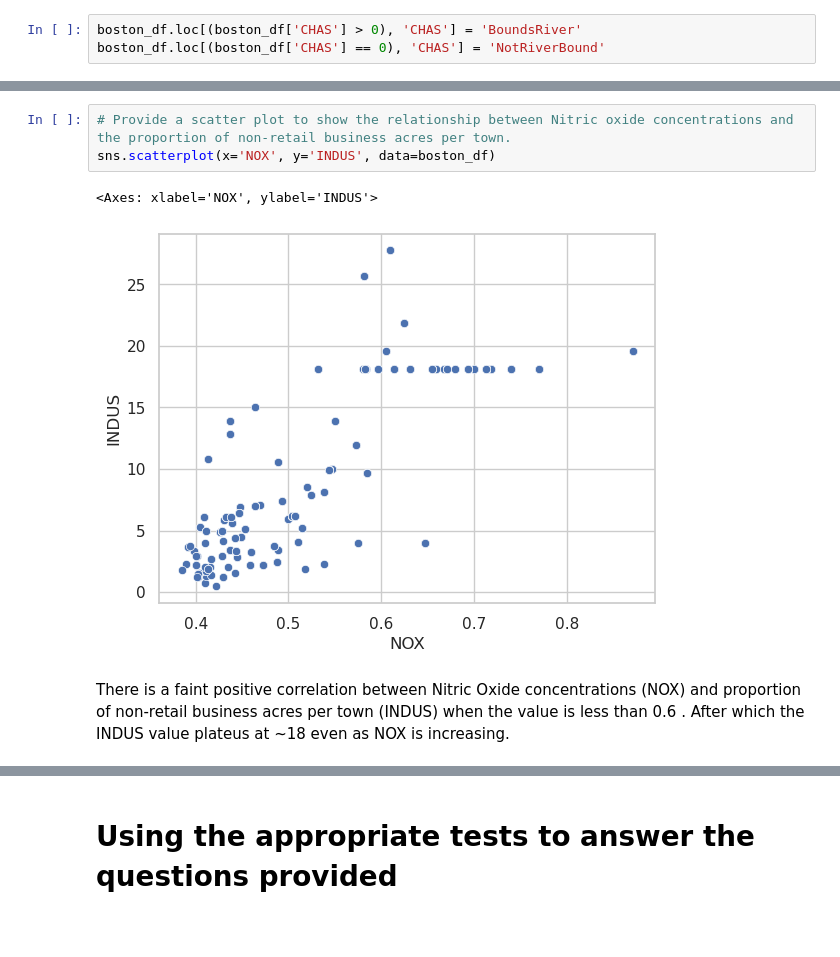
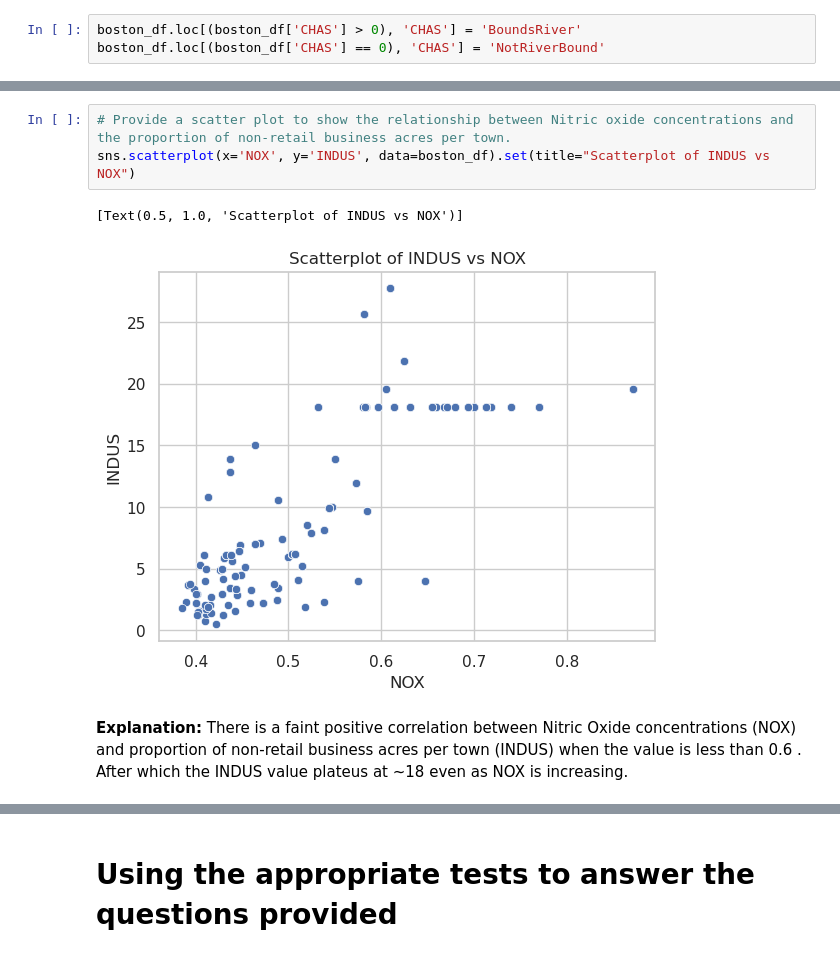
Before and after one commit to sampuran99/bostonHousingData, a Jupyter notebook: Project_Case_Boston_Housing_Data.ipynb, the cells around one changed output, grey strips where cells are left out. Drawn from its saved outputs; the diff is of its cells as text; blank space fills up the shorter version.

```diff
--- a/Project_Case_Boston_Housing_Data.ipynb
+++ b/Project_Case_Boston_Housing_Data.ipynb
@@ -144,11 +155,11 @@ sns.boxplot( x='AGE_GRP', y='MEDV', data=boston_df)
 # %%
 # Provide a scatter plot to show the relationship between Nitric oxide concentrations and the proportion of non-retail business acres per town.
-sns.scatterplot(x='NOX', y='INDUS', data=boston_df)
+sns.scatterplot(x='NOX', y='INDUS', data=boston_df).set(title="Scatterplot of INDUS vs NOX")
 # %% [output]
-<Axes: xlabel='NOX', ylabel='INDUS'>
+[Text(0.5, 1.0, 'Scatterplot of INDUS vs NOX')]
-[figure, old version]
+[figure, new version]
 # %% [markdown]
-There is a faint positive correlation between Nitric Oxide concentrations (NOX) and proportion of non-retail business acres per town (INDUS) when the value is less than 0.6 . After which the INDUS value plateus at ~18 even as NOX is increasing.
+**Explanation:** There is a faint positive correlation between Nitric Oxide concentrations (NOX) and proportion of non-retail business acres per town (INDUS) when the value is less than 0.6 . After which the INDUS value plateus at ~18 even as NOX is increasing.
 # %%
 # Create a histogram for the pupil to teacher ratio variable
 plt.hist(boston_df['PTRATIO'])
```
Also changed, not shown: parts of 10 cells of this notebook.
